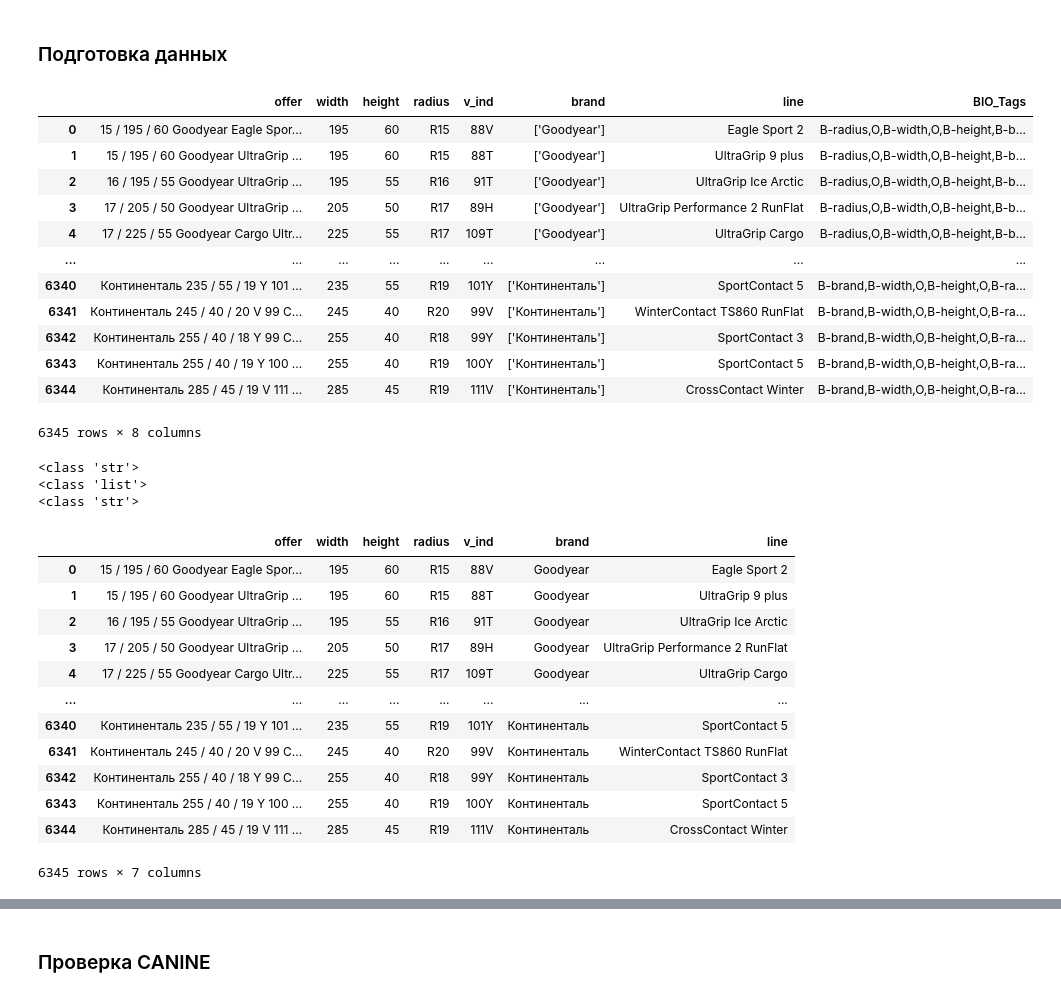
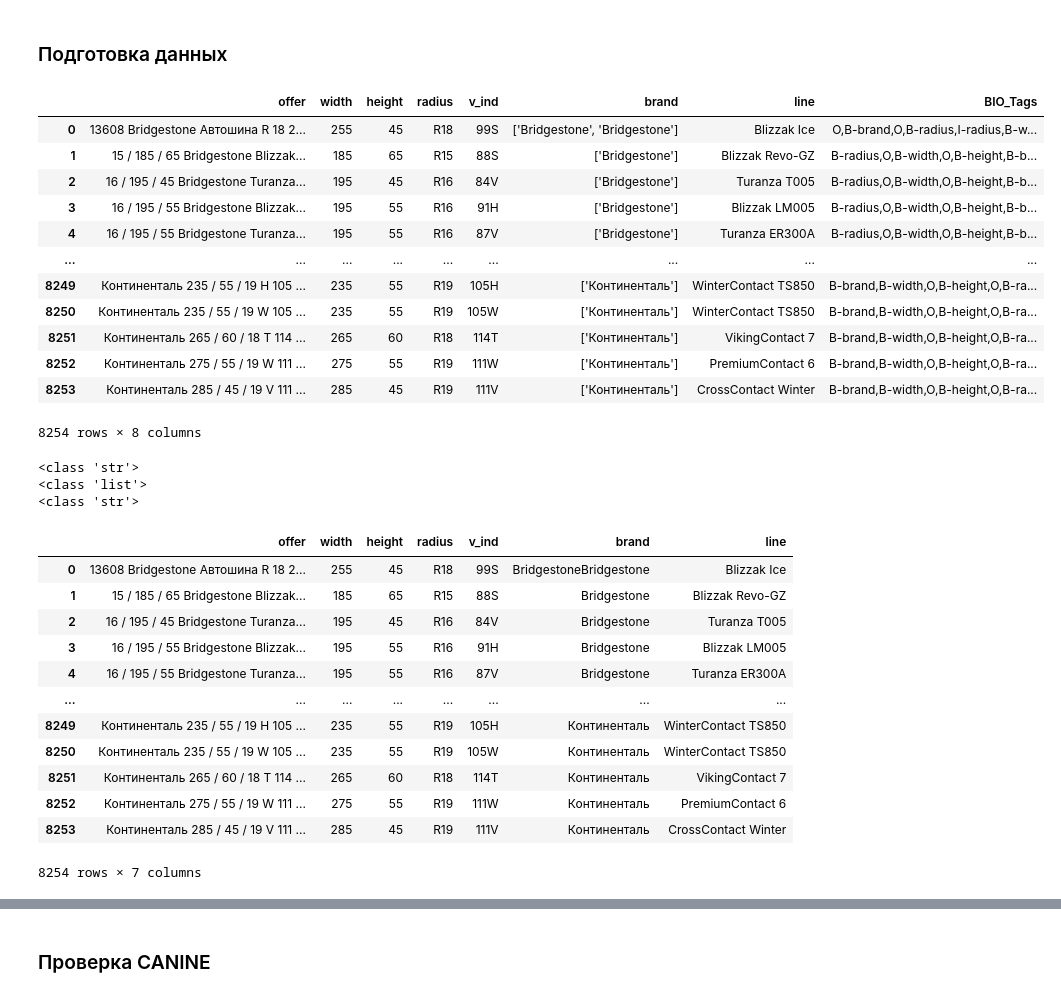
Before and after one commit to IgorSondors/BERT_NER, a Jupyter notebook: evaluation/manual_check.ipynb, the cells around one changed output, grey strips where cells are left out. Cells and saved outputs as stored; diff of their text form; code cells hidden in the pictures.

```diff
--- a/evaluation/manual_check.ipynb
+++ b/evaluation/manual_check.ipynb
@@ -1,7 +1,7 @@
 # %% [markdown]
 ### Подготовка данных
 # %%
-from transformers import CanineTokenizer, CanineForTokenClassification, BertTokenizer, BertForTokenClassification, pipeline
+from transformers import CanineTokenizer, CanineForTokenClassification, BertTokenizer, BertForTokenClassification, AutoTokenizer, LukeForTokenClassification, pipeline
 import pandas as pd
 import re
 
@@ -19,6 +19,14 @@ def load_model_BERT(model_pth, device, label2id, id2label):
                                         id2label=id2label,
                                         label2id=label2id)
     tokenizer = BertTokenizer.from_pretrained(model_pth)
+    return tokenizer, model.to(device)
+
+def load_model_LUKE(model_pth, device, label2id, id2label):
+    model = LukeForTokenClassification.from_pretrained(model_pth,
+                                        num_labels=len(id2label),
+                                        id2label=id2label,
+                                        label2id=label2id)
+    tokenizer = AutoTokenizer.from_pretrained(model_pth)
     return tokenizer, model.to(device)
 
 def inference(offer, model, tokenizer):
@@ -26,46 +34,46 @@ def inference(offer, model, tokenizer):
     return pipe(offer)
 
 label2id = {'B-width': 1,
             'B-height': 2,
             'B-radius': 3,
             'I-radius': 4,
             'B-brand': 5,
             'B-line': 6,
             'I-line': 7,
             'B-v_ind': 8,
             'I-v_ind': 9,
             'O': 0}
 
 id2label = {1: 'B-width',
             2: 'B-height',
             3: 'B-radius',
             4: 'I-radius',
             5: 'B-brand',
             6: 'B-line',
             7: 'I-line',
             8: 'B-v_ind',
             9: 'I-v_ind',
             0: 'O'}
 
 device = "cpu"#'cuda'
 
-test_csv_pth = '/home/sondors/Documents/price/BERT_NER/csv/prod_train/241123/test_01our.csv'
+test_csv_pth = '/home/sondors/Documents/price/BERT_NER/csv/prod_train/241123_Bridgestone/test_01our.csv'
 df_test = pd.read_csv(test_csv_pth, sep=';')
 df_test
 # %% [output]
 |  | offer | width | height | radius | v_ind | brand | line | BIO_Tags |
-| 0 | 15 / 195 / 60 Goodyear Eagle Spor... | 195 | 60 | R15 | 88V | ['Goodyear'] | Eagle Sport 2 | B-radius,O,B-width,O,B-height,B-b... |
-| 1 | 15 / 195 / 60 Goodyear UltraGrip ... | 195 | 60 | R15 | 88T | ['Goodyear'] | UltraGrip 9 plus | B-radius,O,B-width,O,B-height,B-b... |
-| 2 | 16 / 195 / 55 Goodyear UltraGrip ... | 195 | 55 | R16 | 91T | ['Goodyear'] | UltraGrip Ice Arctic | B-radius,O,B-width,O,B-height,B-b... |
-| 3 | 17 / 205 / 50 Goodyear UltraGrip ... | 205 | 50 | R17 | 89H | ['Goodyear'] | UltraGrip Performance 2 RunFlat | B-radius,O,B-width,O,B-height,B-b... |
-| 4 | 17 / 225 / 55 Goodyear Cargo Ultr... | 225 | 55 | R17 | 109T | ['Goodyear'] | UltraGrip Cargo | B-radius,O,B-width,O,B-height,B-b... |
+| 0 | 13608 Bridgestone Автошина R 18 2... | 255 | 45 | R18 | 99S | ['Bridgestone', 'Bridgestone'] | Blizzak Ice | O,B-brand,O,B-radius,I-radius,B-w... |
+| 1 | 15 / 185 / 65 Bridgestone Blizzak... | 185 | 65 | R15 | 88S | ['Bridgestone'] | Blizzak Revo-GZ | B-radius,O,B-width,O,B-height,B-b... |
+| 2 | 16 / 195 / 45 Bridgestone Turanza... | 195 | 45 | R16 | 84V | ['Bridgestone'] | Turanza T005 | B-radius,O,B-width,O,B-height,B-b... |
+| 3 | 16 / 195 / 55 Bridgestone Blizzak... | 195 | 55 | R16 | 91H | ['Bridgestone'] | Blizzak LM005 | B-radius,O,B-width,O,B-height,B-b... |
+| 4 | 16 / 195 / 55 Bridgestone Turanza... | 195 | 55 | R16 | 87V | ['Bridgestone'] | Turanza ER300A | B-radius,O,B-width,O,B-height,B-b... |
 | ... | ... | ... | ... | ... | ... | ... | ... | ... |
-| 6340 | Континенталь 235 / 55 / 19 Y 101 ... | 235 | 55 | R19 | 101Y | ['Континенталь'] | SportContact 5 | B-brand,B-width,O,B-height,O,B-ra... |
-| 6341 | Континенталь 245 / 40 / 20 V 99 C... | 245 | 40 | R20 | 99V | ['Континенталь'] | WinterContact TS860 RunFlat | B-brand,B-width,O,B-height,O,B-ra... |
-| 6342 | Континенталь 255 / 40 / 18 Y 99 C... | 255 | 40 | R18 | 99Y | ['Континенталь'] | SportContact 3 | B-brand,B-width,O,B-height,O,B-ra... |
-| 6343 | Континенталь 255 / 40 / 19 Y 100 ... | 255 | 40 | R19 | 100Y | ['Континенталь'] | SportContact 5 | B-brand,B-width,O,B-height,O,B-ra... |
-| 6344 | Континенталь 285 / 45 / 19 V 111 ... | 285 | 45 | R19 | 111V | ['Континенталь'] | CrossContact Winter | B-brand,B-width,O,B-height,O,B-ra... |
+| 8249 | Континенталь 235 / 55 / 19 H 105 ... | 235 | 55 | R19 | 105H | ['Континенталь'] | WinterContact TS850 | B-brand,B-width,O,B-height,O,B-ra... |
+| 8250 | Континенталь 235 / 55 / 19 W 105 ... | 235 | 55 | R19 | 105W | ['Континенталь'] | WinterContact TS850 | B-brand,B-width,O,B-height,O,B-ra... |
+| 8251 | Континенталь 265 / 60 / 18 T 114 ... | 265 | 60 | R18 | 114T | ['Континенталь'] | VikingContact 7 | B-brand,B-width,O,B-height,O,B-ra... |
+| 8252 | Континенталь 275 / 55 / 19 W 111 ... | 275 | 55 | R19 | 111W | ['Континенталь'] | PremiumContact 6 | B-brand,B-width,O,B-height,O,B-ra... |
+| 8253 | Континенталь 285 / 45 / 19 V 111 ... | 285 | 45 | R19 | 111V | ['Континенталь'] | CrossContact Winter | B-brand,B-width,O,B-height,O,B-ra... |
-6345 rows × 8 columns
+8254 rows × 8 columns
 # %%
 def extract_brands(text):
     all_brands = r'Bridgestone|BRIDGESTONE|Бриджстоун|bridgestone|Бриджстон|Bridgeston|бриджстоун|бриджстон|Continental|CONTINENTAL|Континенталь|continental|КОНТИНЕНТАЛЬ|Cordiant|CORDIANT|Кордиант|cordiant|КОРДИАНТ|Кордиан|КОРДИАН|Dunlop|DUNLOP|Дунлоп|dunlop|ДАНЛОП|Данлоп|ДУНЛОП|Данлуп|ДАНЛУП|Gislaved|GISLAVED|gislaved|ГИСЛАВЕД|Гиславед|гиславед|Гислейвд|Гислеивд|ГИСЛЕИВД|ГИСЛЕЙВД|Goodyear|GOODYEAR|GoodYear|goodyear|goodYear|Гудиер|Гудеар|ГУДИЕР|ГУДЕАР|гудиер|гудеар|Michelin|MICHELIN|michelin|МИШЛЕН|Мишлен|мишлен|Мешлен|МЕШЛЕН|МЕШЛЕН|Мишелин|МИШЕЛИН|мишелин|Мишелен|МИШЕЛЕН|мишелин'
@@ -90,18 +98,18 @@ df_test
 <class 'list'>
 <class 'str'>
 |  | offer | width | height | radius | v_ind | brand | line |
-| 0 | 15 / 195 / 60 Goodyear Eagle Spor... | 195 | 60 | R15 | 88V | Goodyear | Eagle Sport 2 |
-| 1 | 15 / 195 / 60 Goodyear UltraGrip ... | 195 | 60 | R15 | 88T | Goodyear | UltraGrip 9 plus |
-| 2 | 16 / 195 / 55 Goodyear UltraGrip ... | 195 | 55 | R16 | 91T | Goodyear | UltraGrip Ice Arctic |
-| 3 | 17 / 205 / 50 Goodyear UltraGrip ... | 205 | 50 | R17 | 89H | Goodyear | UltraGrip Performance 2 RunFlat |
-| 4 | 17 / 225 / 55 Goodyear Cargo Ultr... | 225 | 55 | R17 | 109T | Goodyear | UltraGrip Cargo |
+| 0 | 13608 Bridgestone Автошина R 18 2... | 255 | 45 | R18 | 99S | BridgestoneBridgestone | Blizzak Ice |
+| 1 | 15 / 185 / 65 Bridgestone Blizzak... | 185 | 65 | R15 | 88S | Bridgestone | Blizzak Revo-GZ |
+| 2 | 16 / 195 / 45 Bridgestone Turanza... | 195 | 45 | R16 | 84V | Bridgestone | Turanza T005 |
+| 3 | 16 / 195 / 55 Bridgestone Blizzak... | 195 | 55 | R16 | 91H | Bridgestone | Blizzak LM005 |
+| 4 | 16 / 195 / 55 Bridgestone Turanza... | 195 | 55 | R16 | 87V | Bridgestone | Turanza ER300A |
 | ... | ... | ... | ... | ... | ... | ... | ... |
-| 6340 | Континенталь 235 / 55 / 19 Y 101 ... | 235 | 55 | R19 | 101Y | Континенталь | SportContact 5 |
-| 6341 | Континенталь 245 / 40 / 20 V 99 C... | 245 | 40 | R20 | 99V | Континенталь | WinterContact TS860 RunFlat |
-| 6342 | Континенталь 255 / 40 / 18 Y 99 C... | 255 | 40 | R18 | 99Y | Континенталь | SportContact 3 |
-| 6343 | Континенталь 255 / 40 / 19 Y 100 ... | 255 | 40 | R19 | 100Y | Континенталь | SportContact 5 |
-| 6344 | Континенталь 285 / 45 / 19 V 111 ... | 285 | 45 | R19 | 111V | Континенталь | CrossContact Winter |
+| 8249 | Континенталь 235 / 55 / 19 H 105 ... | 235 | 55 | R19 | 105H | Континенталь | WinterContact TS850 |
+| 8250 | Континенталь 235 / 55 / 19 W 105 ... | 235 | 55 | R19 | 105W | Континенталь | WinterContact TS850 |
+| 8251 | Континенталь 265 / 60 / 18 T 114 ... | 265 | 60 | R18 | 114T | Континенталь | VikingContact 7 |
+| 8252 | Континенталь 275 / 55 / 19 W 111 ... | 275 | 55 | R19 | 111W | Континенталь | PremiumContact 6 |
+| 8253 | Континенталь 285 / 45 / 19 V 111 ... | 285 | 45 | R19 | 111V | Континенталь | CrossContact Winter |
-6345 rows × 7 columns
+8254 rows × 7 columns
 # %%
 def concat_brands(lst):
     return ''.join(lst)
```
Also changed, not shown: parts of 17 cells of this notebook.
